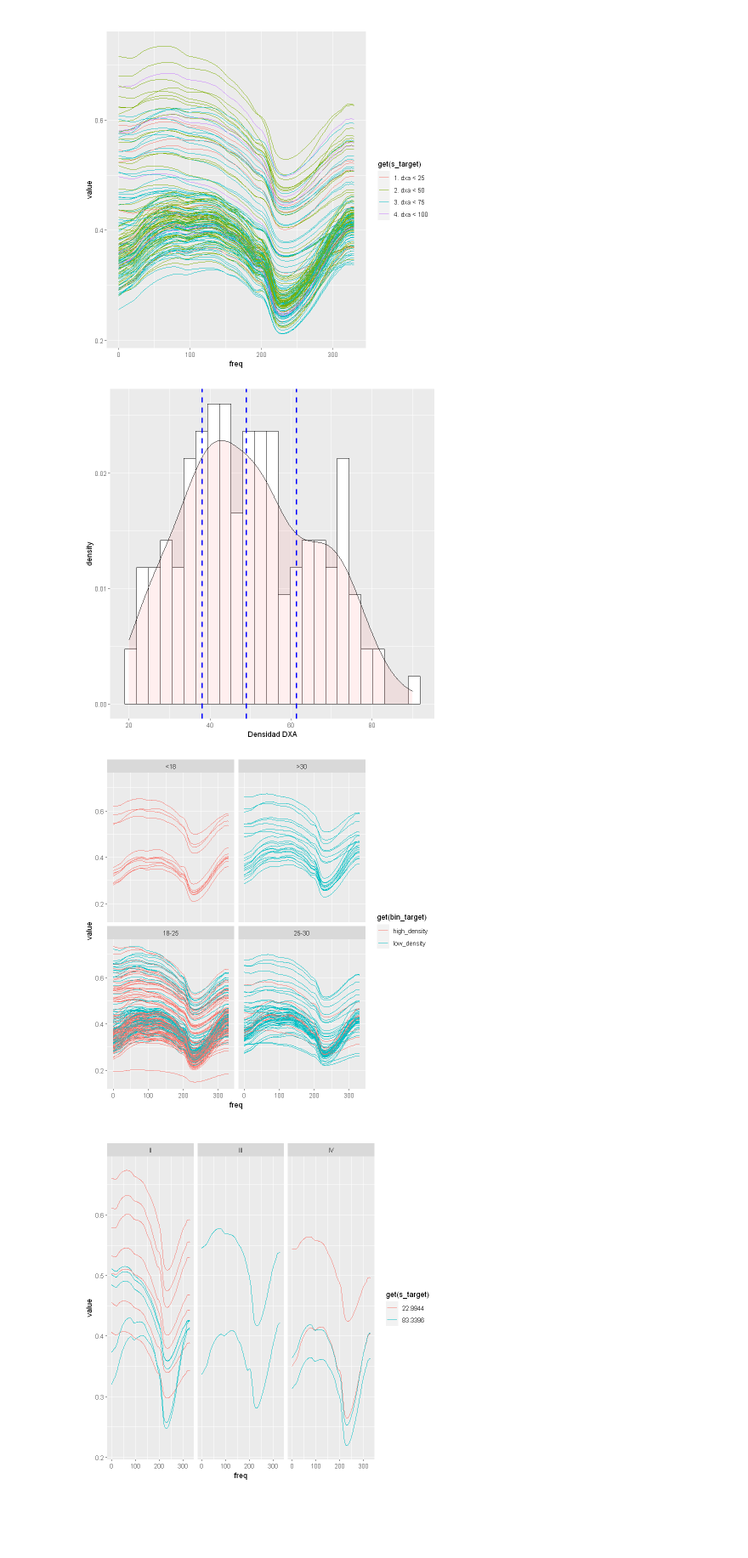
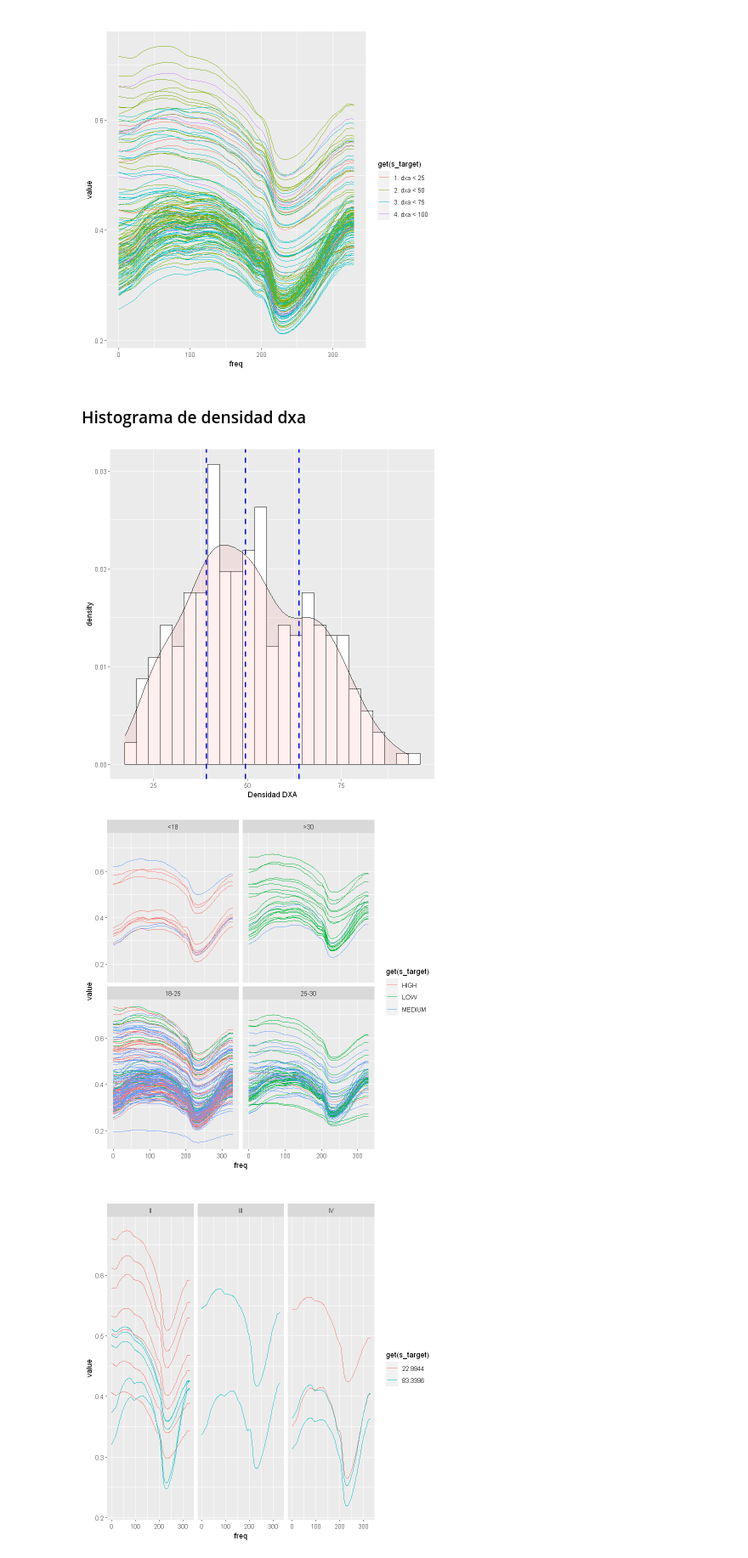
Before and after one commit to foncea/scio, a Jupyter notebook: exploration_R.ipynb, the cells around one changed output. Shown at 85% size. Saved outputs shown, nothing was run; the diff lists cells and outputs as text; code cells hidden in the pictures; blank space fills up the shorter version.

```diff
--- a/exploration_R.ipynb
+++ b/exploration_R.ipynb
@@ -54,9 +60,9 @@ df2 = df2 %>%
             "low_density"
         ),
         !!s_target := case_when(
-            get(target) >  quantile(get(target), 0.98) ~ paste(quantile(get(target), 0.98)),
-            get(target) < quantile(get(target), 0.02) ~ paste(quantile(get(target), 0.02)),
-            TRUE ~ 'other'
+            get(target) >  quantile(get(target), 0.75) ~ 'HIGH',
+            get(target) < quantile(get(target), 0.25) ~ 'LOW',
+            TRUE ~ 'MEDIUM'
         ),
 #         BMI_segment = case_when(
 #             BMI < quantile(BMI, 0.25) ~ "BMI_1_Quartil",
@@ -106,10 +114,16 @@ df2 %>%
     ggtitle('')
 # %% [output]
 [figure]
+# %% [markdown]
+### Histograma de densidad dxa
 # %%
 # Histograma de densidad dxa
 
 df2 %>%
+  filter(
+        !folio %in% folio_filter &
+        mama != 'left_2'
+    ) %>%
     ggplot(aes(x=get(target))) +
     geom_histogram(aes(y=..density..),
                    bins=25, color='black', fill='white') +
@@ -122,42 +136,42 @@ df2 %>%
                color="blue", linetype="dashed", size=1) +
     xlab('Densidad DXA')
 # %% [output]
-[figure, old version]
+[figure, new version]
 # %%
 # Separar por color
 
 df2 %>%
     filter(
         !folio %in% folio_filter &
         mama != 'left_2'
     ) %>%
     select(- c(target, BMI, Peso)) %>%
     pivot_longer(
         cols = !c(!!bin_target, !!s_target, BMI_segment, folio, copa_sosten, edad, color, mama),
         names_to = "series",
         values_to = "value",
         values_drop_na = TRUE
     ) %>%
     mutate(
         serie = str_replace(series, "_.*", ""),
         freq = as.numeric(str_replace(series, ".*_", ""))
     ) %>%
     filter(serie == 'spectrum') %>%
 #     ungroup() %>%
-#     group_by(.dots = bin_target, freq, BMI_segment) %>%
+#     group_by(.dots = s_target, freq, BMI_segment) %>%
 #     summarize(value = mean(value)) %>%
     ungroup()  %>%
     ggplot(aes(
         x = freq,
         y = value,
-        color = get(bin_target),
+        color = get(s_target),
         group = interaction(folio, mama)
         )
     ) +
     geom_line() +
     facet_wrap(~ BMI_segment)
 # %% [output]
-[figure, old version]
+[figure, new version]
 # %%
 # Separar por BMI por mama
 
```
Also changed, not shown: parts of 4 cells of this notebook, 7 other files.
